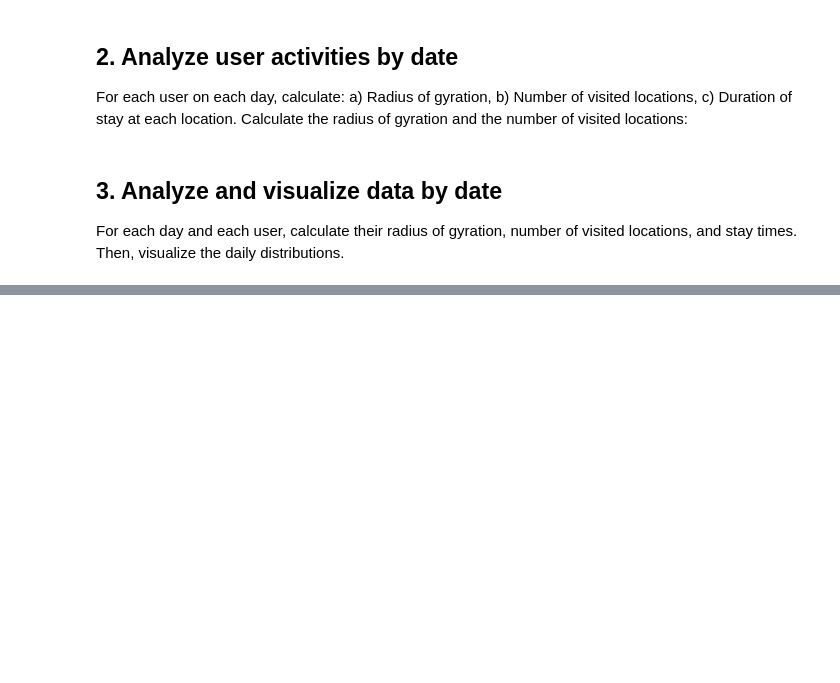
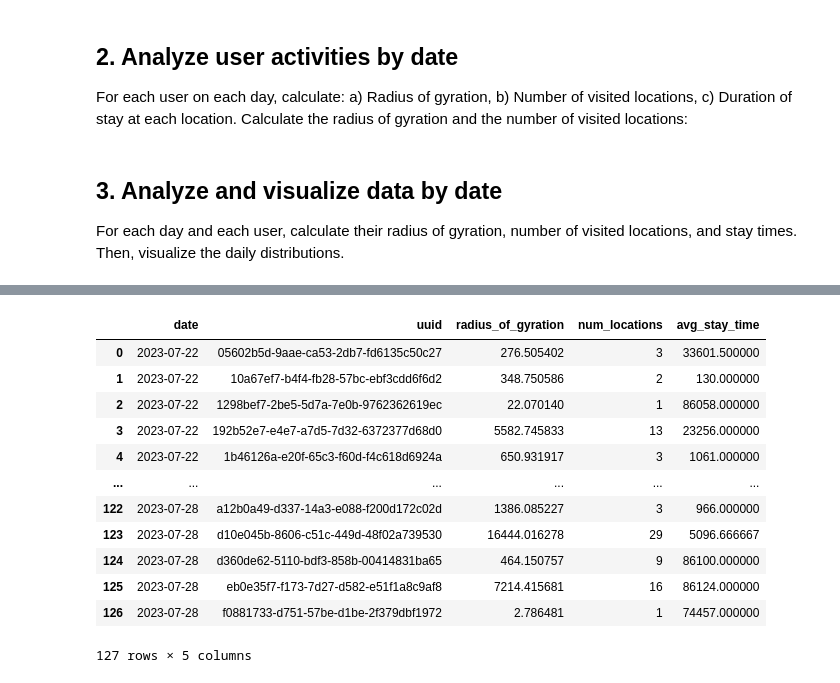
Before and after one commit to PangYanbo/GPSAnalysis, a Jupyter notebook: GISA_GPS_Analysis.ipynb, the cells around one changed output, grey strips where cells are left out. Saved outputs shown, nothing was run; the diff lists cells and outputs as text; code cells hidden in the pictures; blank space fills up the shorter version.

```diff
--- a/GISA_GPS_Analysis.ipynb
+++ b/GISA_GPS_Analysis.ipynb
@@ -262,0 +251,16 @@ visualize_metrics_over_dates(
+# %%
+results_df
+# %% [output]
+|  | date | uuid | radius_of_gyration | num_locations | avg_stay_time |
+| 0 | 2023-07-22 | 05602b5d-9aae-ca53-2db7-fd6135c50c27 | 276.505402 | 3 | 33601.500000 |
+| 1 | 2023-07-22 | 10a67ef7-b4f4-fb28-57bc-ebf3cdd6f6d2 | 348.750586 | 2 | 130.000000 |
+| 2 | 2023-07-22 | 1298bef7-2be5-5d7a-7e0b-9762362619ec | 22.070140 | 1 | 86058.000000 |
+| 3 | 2023-07-22 | 192b52e7-e4e7-a7d5-7d32-6372377d68d0 | 5582.745833 | 13 | 23256.000000 |
+| 4 | 2023-07-22 | 1b46126a-e20f-65c3-f60d-f4c618d6924a | 650.931917 | 3 | 1061.000000 |
+| ... | ... | ... | ... | ... | ... |
+| 122 | 2023-07-28 | a12b0a49-d337-14a3-e088-f200d172c02d | 1386.085227 | 3 | 966.000000 |
+| 123 | 2023-07-28 | d10e045b-8606-c51c-449d-48f02a739530 | 16444.016278 | 29 | 5096.666667 |
+| 124 | 2023-07-28 | d360de62-5110-bdf3-858b-00414831ba65 | 464.150757 | 9 | 86100.000000 |
+| 125 | 2023-07-28 | eb0e35f7-f173-7d27-d582-e51f1a8c9af8 | 7214.415681 | 16 | 86124.000000 |
+| 126 | 2023-07-28 | f0881733-d751-57be-d1be-2f379dbf1972 | 2.786481 | 1 | 74457.000000 |
+127 rows × 5 columns
```
Also changed, not shown: parts of 9 cells of this notebook.
